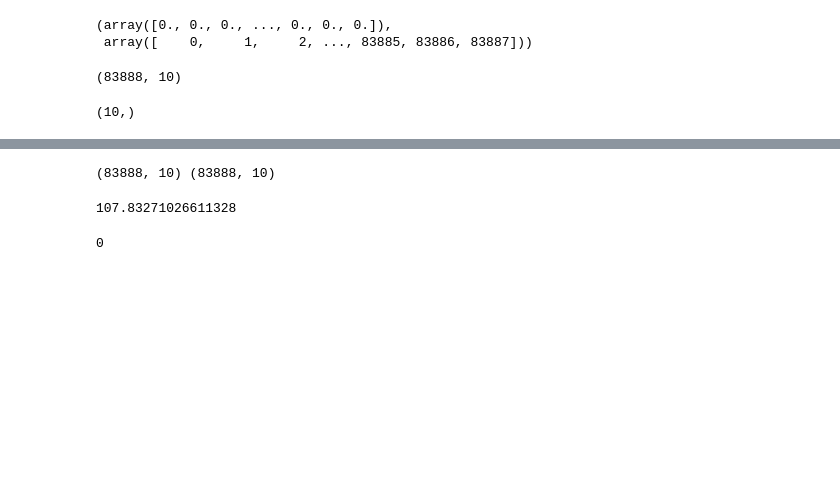
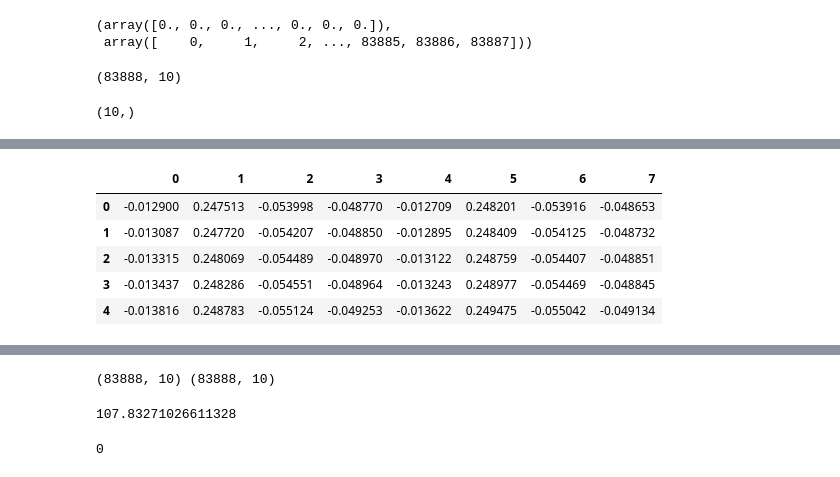
Before and after one commit to runopti/iros, a Jupyter notebook: learning_transfer_func.ipynb, the cells around one changed output, grey strips where cells are left out. Drawn from its saved outputs; the diff is of its cells as text; code cells hidden in the pictures; blank space fills up the shorter version.

```diff
--- a/learning_transfer_func.ipynb
+++ b/learning_transfer_func.ipynb
@@ -59,0 +165,25 @@ np.mean(small['D'], axis=0).shape
+# %%
+def find_linear_transformation(A, B, tolerance=1e-6):
+    # A = n by m
+    # B = n by m
+    # Find T \in R^{m by m} s.t. T a_i = b_i for d(a_i, b_i) is small for i=1...n
+    src, dst = A, B
+    n = A.shape[0]
+    max_iter = 10
+    prev_error = 0
+    for i in range(max_iter):
+        # find the nearest neighbors between the current source and destination points
+        #print(src.shape, dst.shape)
+        distances, indices = nearest_neighbor(src, dst)
+        # compute the transformation between the current source and nearest destination points
+        T = best_fit_linear_transform(src, dst[indices, :])
+        # update the current source
+        src = np.dot(src, T)
+        # check error
+        mean_error = np.mean(distances)
+        if np.abs(prev_error - mean_error) < tolerance:
+            break
+        prev_error = mean_error
+    # calculate final transformation
+    T = best_fit_linear_transform(A, src)
+    return T, distances
@@ -59,0 +260,5 @@ np.mean(small['D'], axis=0).shape
+# %%
+def prepare_data(data):
+    min_param, max_param = compute_normalization_parameters(data)
+    mean_centered_normalized_data = normalize_data_per_row(data[:,:], min_param, max_param)
+    return mean_centered_normalized_data
@@ -59,0 +328,2 @@ np.mean(small['D'], axis=0).shape
+# %%
+T_dict = main()
@@ -59,0 +348,9 @@ np.mean(small['D'], axis=0).shape
+# %%
+transformed_data_dic = {}
+for g, gg in zip(T_dict.items(), big_dict.items()):
+    key_T, val_T = g
+    key_big, val_big = gg
+    print(np.array(val_big).shape)
+    print(val_T.shape)
+    val_big = prepare_data(np.array(val_big))
+    transformed_data_dic[key_big] = np.dot(val_big, val_T)
@@ -59,0 +394,9 @@ np.mean(small['D'], axis=0).shape
+# %%
+pd.DataFrame(transformed_data_dic['left_down']).head()
+# %% [output]
+|  | 0 | 1 | 2 | 3 | 4 | 5 | 6 | 7 |
+| 0 | -0.012900 | 0.247513 | -0.053998 | -0.048770 | -0.012709 | 0.248201 | -0.053916 | -0.048653 |
+| 1 | -0.013087 | 0.247720 | -0.054207 | -0.048850 | -0.012895 | 0.248409 | -0.054125 | -0.048732 |
+| 2 | -0.013315 | 0.248069 | -0.054489 | -0.048970 | -0.013122 | 0.248759 | -0.054407 | -0.048851 |
+| 3 | -0.013437 | 0.248286 | -0.054551 | -0.048964 | -0.013243 | 0.248977 | -0.054469 | -0.048845 |
+| 4 | -0.013816 | 0.248783 | -0.055124 | -0.049253 | -0.013622 | 0.249475 | -0.055042 | -0.049134 |
```
Also changed, not shown: parts of 37 cells of this notebook, 2 other files.
